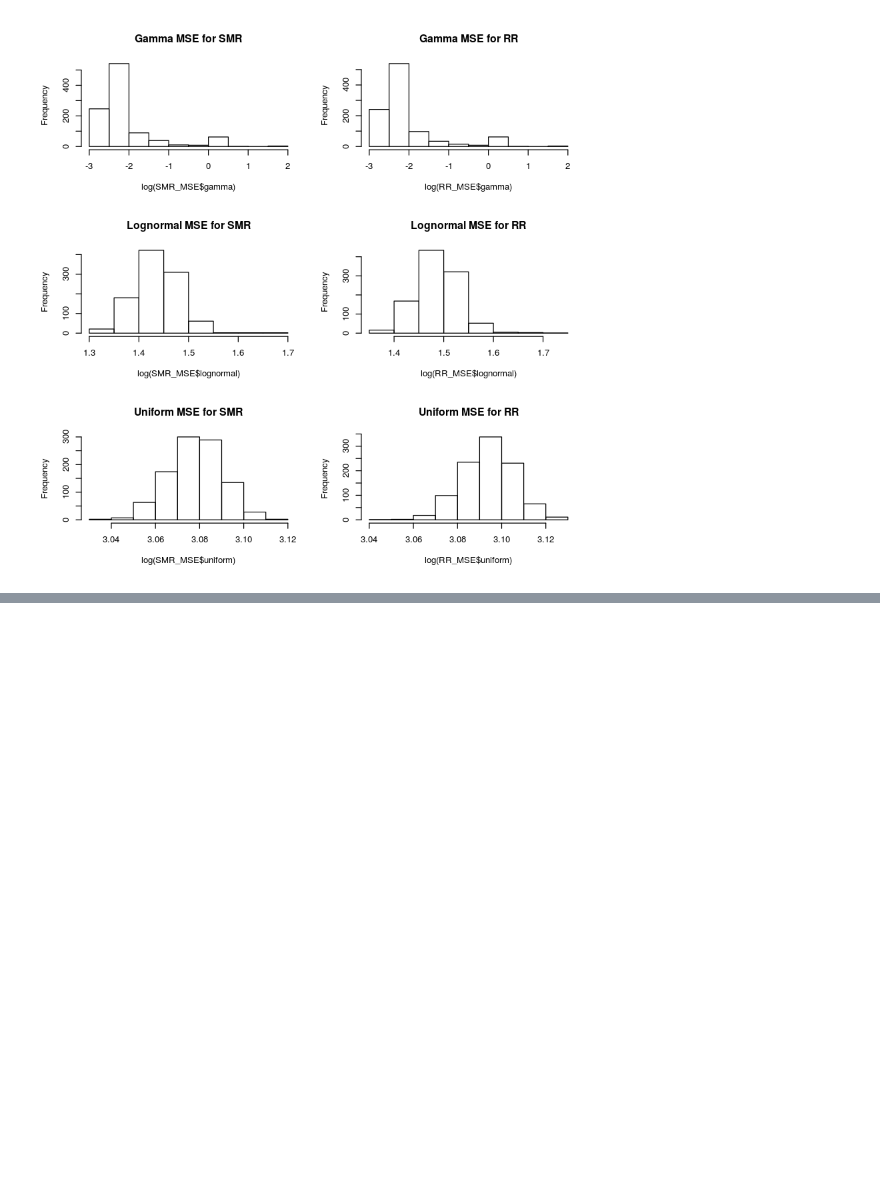
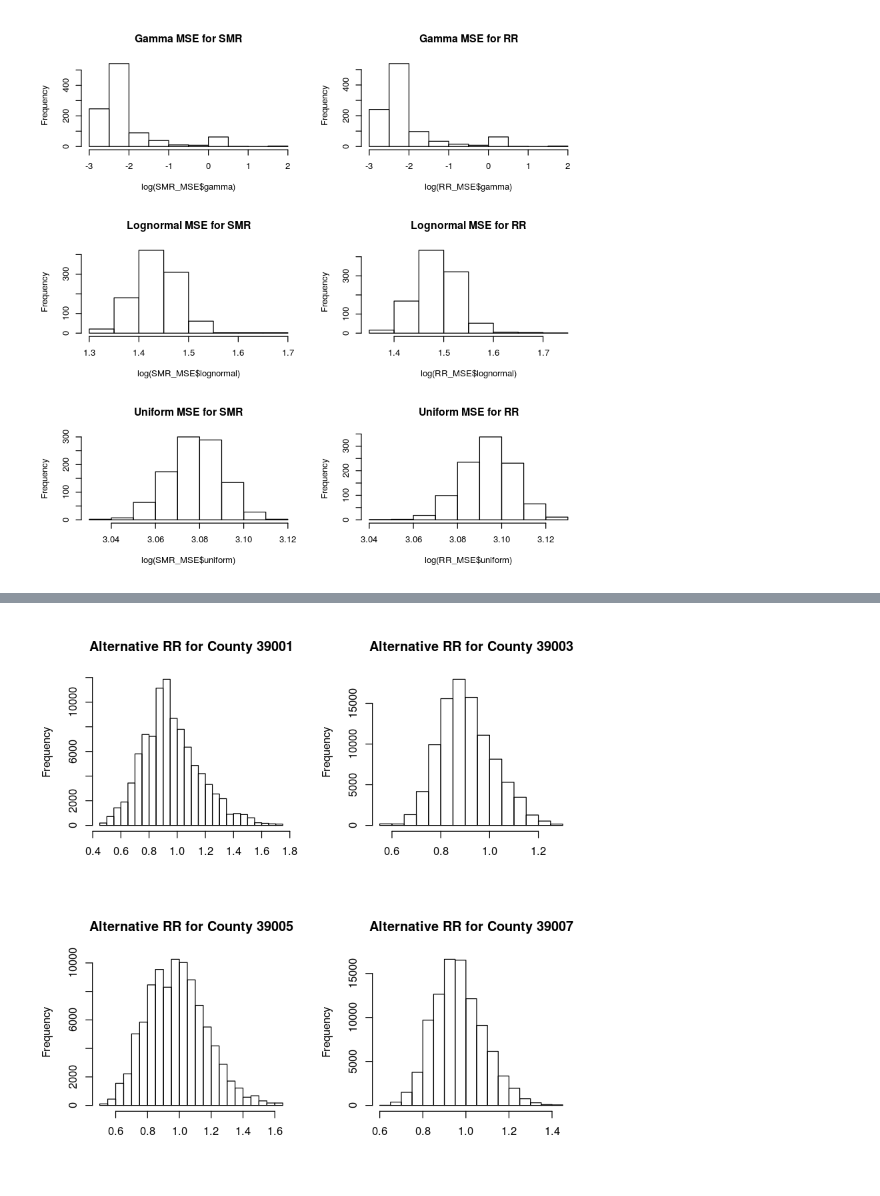
Before and after one commit to nmmarquez/spatial_epi, a Jupyter notebook: homework/hw2/hw2.ipynb, the cells around one changed output, grey strips where cells are left out. Cells and saved outputs as stored; diff of their text form; code cells hidden in the pictures; blank space fills up the shorter version.

```diff
--- a/homework/hw2/hw2.ipynb
+++ b/homework/hw2/hw2.ipynb
@@ -323,0 +353,47 @@ hist(log(RR_MSE$uniform), main="Uniform MSE for RR")
+# %%
+# write out the MCMC algorithim
+proposalfunction <- function(RR, alpha, beta){
+    RR_new <- rnorm(length(RR), mean = RR, sd=c(0.05))
+    alpha_new <- rnorm(1, mean=alpha, sd=.05)
+    beta_new <- rnorm(1, mean=beta, sd=.05)
+    list(RR=RR_new, alpha=alpha_new, beta=beta_new)
+}
+
+run_metropolis_MCMC <- function(RR_start, alpha_start, beta_start, iterations){
+    chain <- array(dim = c(iterations+1,length(c(RR_start, alpha_start, beta_start))))
+    chain[1,] <- c(RR_start, alpha_start, beta_start)
+    RR_cols <- 1:length(RR_start)
+    alpha_col <- ncol(chain) - 1
+    beta_col <- ncol(chain)
+    for (i in 1:iterations){
+        proposal <- proposalfunction(chain[i,RR_cols], chain[i,alpha_col], chain[i,beta_col])
+
+        probab <- exp(posterior(proposal$RR, proposal$alpha, proposal$beta) -
+                      posterior(chain[i,RR_cols], chain[i,alpha_col], chain[i,beta_col]))
+        if (runif(1) < probab){
+            chain[i+1,] <- c(proposal$RR, proposal$alpha, proposal$beta)
+        }else{
+            chain[i+1,] <- chain[i,]
+        }
+    }
+    return(chain)
+}
+# %%
+# Run the MCMC process
+startvalue <- c(.5)
+chain <- run_metropolis_MCMC(RR_start, 1, 1, 100000)
+
+burnIn <- 5000
+acceptance <- 1-mean(duplicated(chain[-(1:burnIn),]))
+# %%
+alpha_post <- chain[-(1:burnIn),ncol(chain) - 1]
+beta_post <- chain[-(1:burnIn),ncol(chain)]
+RR_post <- chain[-(1:burnIn),1:88]
+# %%
+par(mfrow=c(2,2))
+for (i in 1:4){
+    location <- county$fips[i]
+    hist(RR_post[,i], main=paste0("Alternative RR for County ", location), xlab="")
+}
+# %% [output]
+[figure, added]
```
Also changed, not shown: parts of 11 cells of this notebook, 1 other file.
